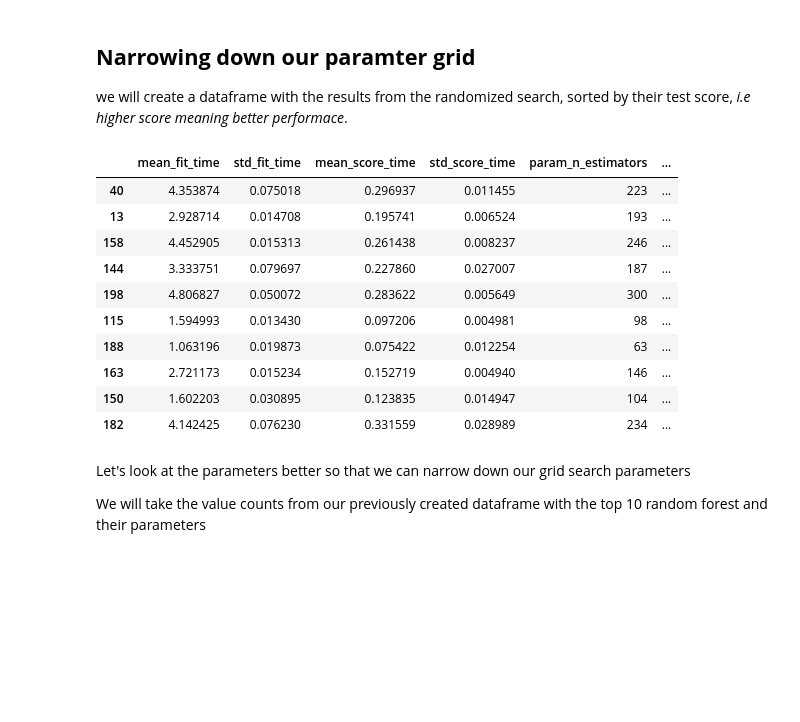
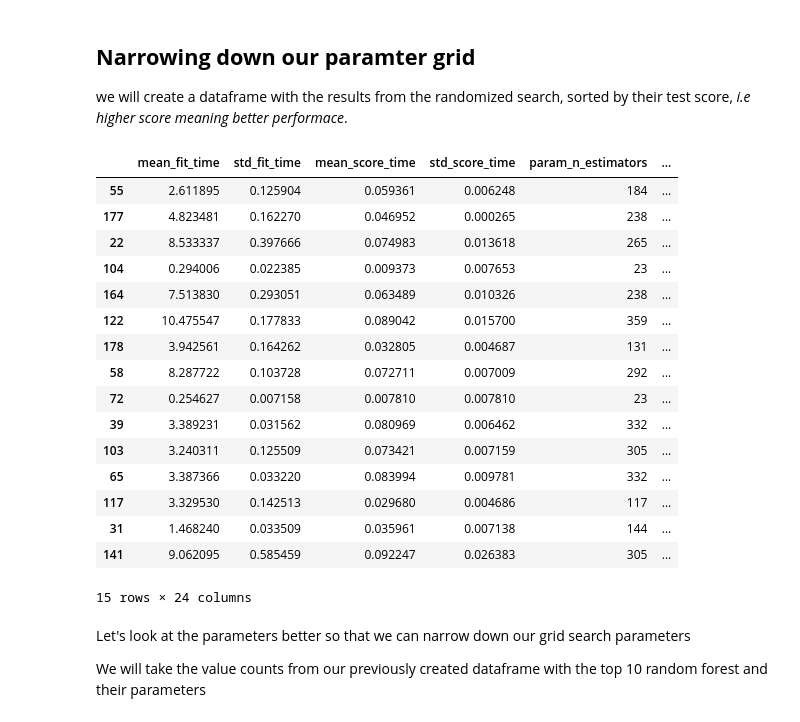
Before and after one commit to Ilroy/DS_Final_Project, a Jupyter notebook: Training_Testing_Master-Final.ipynb, the cells around one changed output. Drawn from its saved outputs; the diff is of its cells as text; code cells hidden in the pictures; blank space fills up the shorter version.

```diff
--- a/Training_Testing_Master-Final.ipynb
+++ b/Training_Testing_Master-Final.ipynb
@@ -354,7 +422,3 @@ we will only get rid of a couple outliers like floornumber = 42,49,51 as those s
-# %%
-train_df = train_df.drop(train_df[(train_df['floornumber'] == 42)&(train_df['rent']<10000)].index).reset_index(drop=True)
-train_df = train_df.drop(train_df[(train_df['floornumber'] == 49)&(train_df['rent']<10000)].index).reset_index(drop=True)
-train_df = train_df.drop(train_df[(train_df['floornumber'] == 51)&(train_df['rent']<10000)].index).reset_index(drop=True)
 # %%
 # has_concierge vs rent
 
@@ -605,9 +662,6 @@ Text(0.5, 1.0, 'Percent missing data by feature')
 # %%
 # impute missing line values using zipcode and most frequent line in that area
 all_data_df['line'] = all_data_df.groupby('addr_zip')['line'].transform(lambda x: x.fillna(stats.mode(x).mode[0]))
-
-#impute missing bedroom values with 1 as they were all 0 before
-all_data_df['bedrooms'].fillna(1,inplace=True)
 
 #impute floornumber missing values with mean floornumber
 all_data_df['floornumber'].fillna(all_data_df['floornumber'].mean(),inplace=True)
@@ -631,9 +685,6 @@ all_data_df['unit'].fillna(all_data_df['unit'].mode()[0],inplace=True)
 #impute addr_unit missing values with column mean
 all_data_df['addr_unit'].fillna(all_data_df['addr_unit'].mode()[0],inplace=True)
 
-#impute bathrooms missing values with 1 as they were 0 before
-all_data_df['bathrooms'].fillna(1,inplace=True)
-
 #impute neighborhood missing values with addr_zip mode
 all_data_df['neighborhood'] = all_data_df.groupby('addr_zip')['neighborhood'].transform(lambda x: x.fillna(stats.mode(x).mode[0]))
 # %% [markdown]
@@ -901,23 +901,23 @@ importances
 # random search hyper parameter tuning for random forest regressor before using grid search
 
 # number of trees in forest
-n_estimators = [int(x) for x in np.linspace(start = 10,stop = 300,num = 50)]
+n_estimators = [int(x) for x in np.linspace(start = 10,stop = 400,num = 30)]
 
 # maximum depth of each tree
-max_depth = [int(x) for x in np.linspace(start=3,stop=110, num=11)]
+max_depth = [int(x) for x in np.linspace(start=2,stop=100, num=20)]
 max_depth.append(None)
 
 # min number of samples required to split on a node
-min_samples_split = [2,5,8,10]
+min_samples_split = [int(x) for x in np.linspace(start=2,stop=50,num=10)]
 
 # min number of samples per leaf before a split can occur
-min_samples_leaf = [1,2,4,8]
+min_samples_leaf = [int(x) for x in np.linspace(start=1,stop=100,num=20)]
 
 # number of features to consider when splitting
 max_features = ['auto','sqrt','log2']
 
 # if bootstrap sampling is used to train
-bootstrap = [True,False]
+bootstrap = [True]
 
 # final parametr dictionary
 randomf_grid = {'n_estimators':n_estimators,
@@ -925,7 +925,7 @@ randomf_grid = {'n_estimators':n_estimators,
                'min_samples_split':min_samples_split,
                'min_samples_leaf':min_samples_leaf,
                'max_features':max_features,
-               'bootstrap':bootstrap,
+               'bootstrap':bootstrap
                }
 # %% [markdown]
 **Now that our parameter grid is set we can initialize the *randomizedSearchCv* and train the model with our *X_train* and *target_train* **
@@ -936,7 +936,7 @@ rfr = RandomForestRegressor()
 
 # initialize randomized search instance with estimator and parameter dictionary
 rf_search = RandomizedSearchCV(estimator = rfr,param_distributions = randomf_grid,
-                               n_iter=200,n_jobs = -1,cv=3,verbose=2,random_state=42)
+                               n_iter=200,n_jobs = -1,cv=10,verbose=2,random_state=42)
 
 # fit model
 rf_search.fit(X_train,target_train)
@@ -1006,20 +1010,26 @@ we will create a dataframe with the results from the randomized search, sorted b
 # %%
 # dataframe of best values
 
-rf_search_results = pd.DataFrame(rf_search.cv_results_).sort_values(by='rank_test_score').head(10)
+rf_search_results = pd.DataFrame(rf_search.cv_results_).sort_values(by='rank_test_score').head(15)
 rf_search_results
 # %% [output]
 |  | mean_fit_time | std_fit_time | mean_score_time | std_score_time | param_n_estimators | ... |
-| 40 | 4.353874 | 0.075018 | 0.296937 | 0.011455 | 223 | ... |
-| 13 | 2.928714 | 0.014708 | 0.195741 | 0.006524 | 193 | ... |
-| 158 | 4.452905 | 0.015313 | 0.261438 | 0.008237 | 246 | ... |
-| 144 | 3.333751 | 0.079697 | 0.227860 | 0.027007 | 187 | ... |
-| 198 | 4.806827 | 0.050072 | 0.283622 | 0.005649 | 300 | ... |
-| 115 | 1.594993 | 0.013430 | 0.097206 | 0.004981 | 98 | ... |
-| 188 | 1.063196 | 0.019873 | 0.075422 | 0.012254 | 63 | ... |
-| 163 | 2.721173 | 0.015234 | 0.152719 | 0.004940 | 146 | ... |
-| 150 | 1.602203 | 0.030895 | 0.123835 | 0.014947 | 104 | ... |
-| 182 | 4.142425 | 0.076230 | 0.331559 | 0.028989 | 234 | ... |
+| 55 | 2.611895 | 0.125904 | 0.059361 | 0.006248 | 184 | ... |
+| 177 | 4.823481 | 0.162270 | 0.046952 | 0.000265 | 238 | ... |
+| 22 | 8.533337 | 0.397666 | 0.074983 | 0.013618 | 265 | ... |
+| 104 | 0.294006 | 0.022385 | 0.009373 | 0.007653 | 23 | ... |
+| 164 | 7.513830 | 0.293051 | 0.063489 | 0.010326 | 238 | ... |
+| 122 | 10.475547 | 0.177833 | 0.089042 | 0.015700 | 359 | ... |
+| 178 | 3.942561 | 0.164262 | 0.032805 | 0.004687 | 131 | ... |
+| 58 | 8.287722 | 0.103728 | 0.072711 | 0.007009 | 292 | ... |
+| 72 | 0.254627 | 0.007158 | 0.007810 | 0.007810 | 23 | ... |
+| 39 | 3.389231 | 0.031562 | 0.080969 | 0.006462 | 332 | ... |
+| 103 | 3.240311 | 0.125509 | 0.073421 | 0.007159 | 305 | ... |
+| 65 | 3.387366 | 0.033220 | 0.083994 | 0.009781 | 332 | ... |
+| 117 | 3.329530 | 0.142513 | 0.029680 | 0.004686 | 117 | ... |
+| 31 | 1.468240 | 0.033509 | 0.035961 | 0.007138 | 144 | ... |
+| 141 | 9.062095 | 0.585459 | 0.092247 | 0.026383 | 305 | ... |
+15 rows × 24 columns
 # %% [markdown]
 Let's look at the parameters better so that we can narrow down our grid search parameters
 
```
Also changed, not shown: parts of 84 cells of this notebook, 1 other file.
